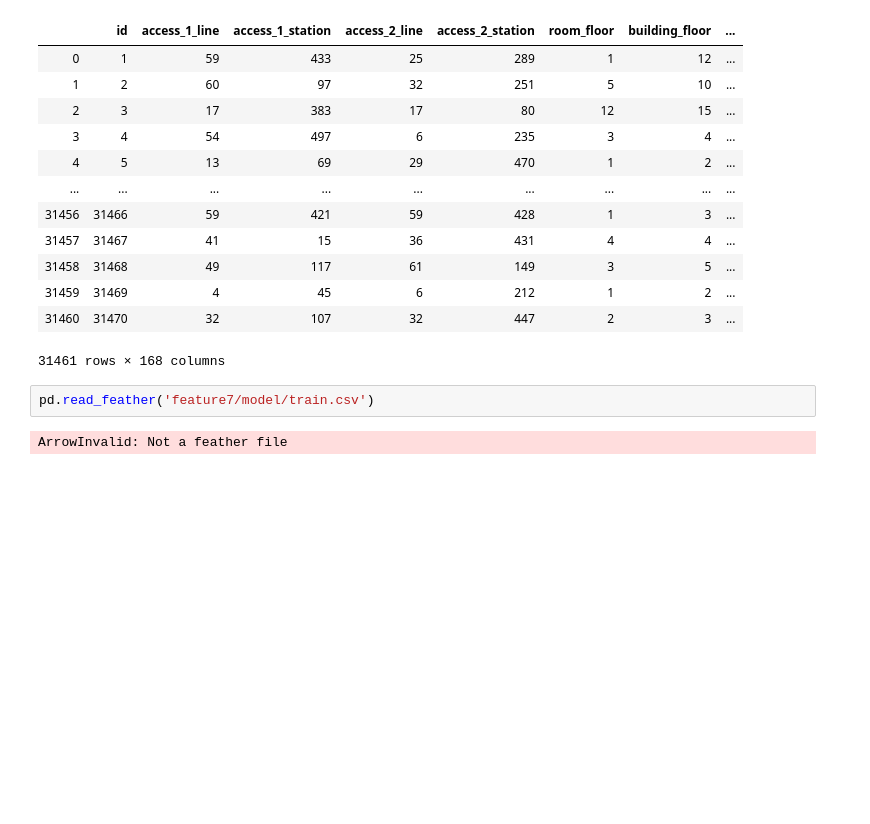
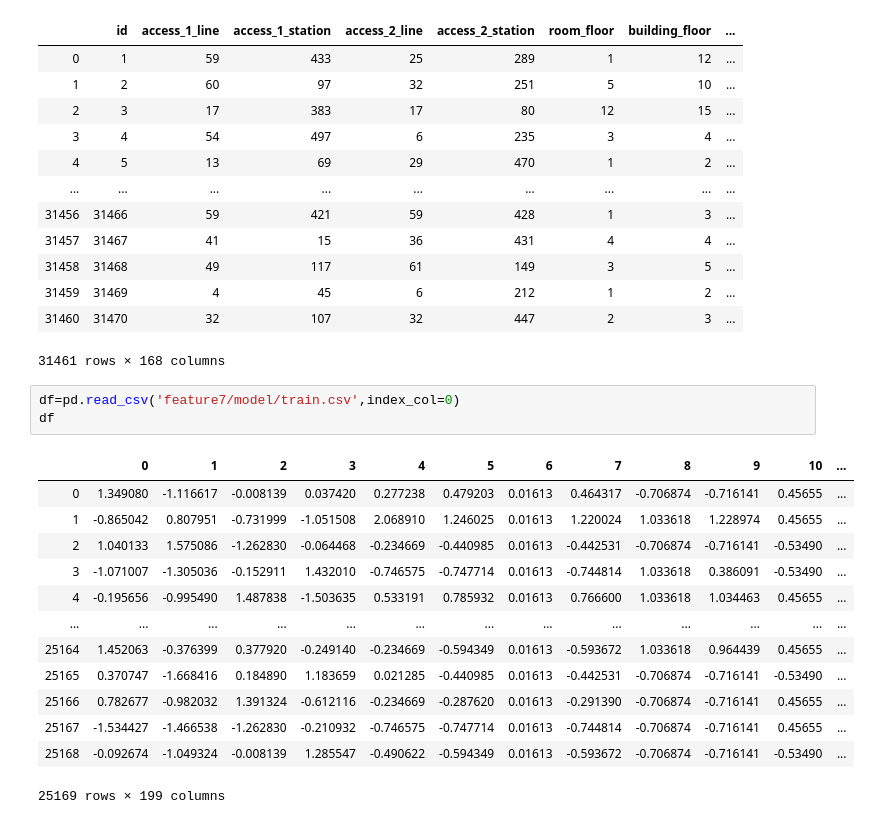
Before and after one commit to nsakki55/ml_note, a Jupyter notebook: signate/mynavi/code/make_feature7.ipynb, the cells around one changed output. Cells and saved outputs as stored; diff of their text form; blank space fills up the shorter version.

```diff
--- a/signate/mynavi/code/make_feature7.ipynb
+++ b/signate/mynavi/code/make_feature7.ipynb
@@ -114,6 +114,19 @@ train_feat6
 | 31460 | 31470 | 32 | 107 | 32 | 447 | 2 | 3 | ... |
 31461 rows × 168 columns
 # %%
-pd.read_feather('feature7/model/train.csv')
+df=pd.read_csv('feature7/model/train.csv',index_col=0)
+df
 # %% [output]
+|  | 0 | 1 | 2 | 3 | 4 | 5 | 6 | 7 | 8 | 9 | 10 | ... |
+| 0 | 1.349080 | -1.116617 | -0.008139 | 0.037420 | 0.277238 | 0.479203 | 0.01613 | 0.464317 | -0.706874 | -0.716141 | 0.45655 | ... |
+| 1 | -0.865042 | 0.807951 | -0.731999 | -1.051508 | 2.068910 | 1.246025 | 0.01613 | 1.220024 | 1.033618 | 1.228974 | 0.45655 | ... |
+| 2 | 1.040133 | 1.575086 | -1.262830 | -0.064468 | -0.234669 | -0.440985 | 0.01613 | -0.442531 | -0.706874 | -0.716141 | -0.53490 | ... |
+| 3 | -1.071007 | -1.305036 | -0.152911 | 1.432010 | -0.746575 | -0.747714 | 0.01613 | -0.744814 | 1.033618 | 0.386091 | -0.53490 | ... |
+| 4 | -0.195656 | -0.995490 | 1.487838 | -1.503635 | 0.533191 | 0.785932 | 0.01613 | 0.766600 | 1.033618 | 1.034463 | 0.45655 | ... |
+| ... | ... | ... | ... | ... | ... | ... | ... | ... | ... | ... | ... | ... |
+| 25164 | 1.452063 | -0.376399 | 0.377920 | -0.249140 | -0.234669 | -0.594349 | 0.01613 | -0.593672 | 1.033618 | 0.964439 | 0.45655 | ... |
+| 25165 | 0.370747 | -1.668416 | 0.184890 | 1.183659 | 0.021285 | -0.440985 | 0.01613 | -0.442531 | -0.706874 | -0.716141 | -0.53490 | ... |
+| 25166 | 0.782677 | -0.982032 | 1.391324 | -0.612116 | -0.234669 | -0.287620 | 0.01613 | -0.291390 | -0.706874 | -0.716141 | 0.45655 | ... |
+| 25167 | -1.534427 | -1.466538 | -1.262830 | -0.210932 | -0.746575 | -0.747714 | 0.01613 | -0.744814 | -0.706874 | -0.716141 | 0.45655 | ... |
+| 25168 | -0.092674 | -1.049324 | -0.008139 | 1.285547 | -0.490622 | -0.594349 | 0.01613 | -0.593672 | -0.706874 | -0.716141 | -0.53490 | ... |
-ArrowInvalid: Not a feather file
+25169 rows × 199 columns
```
Also changed, not shown: 3 other files.
